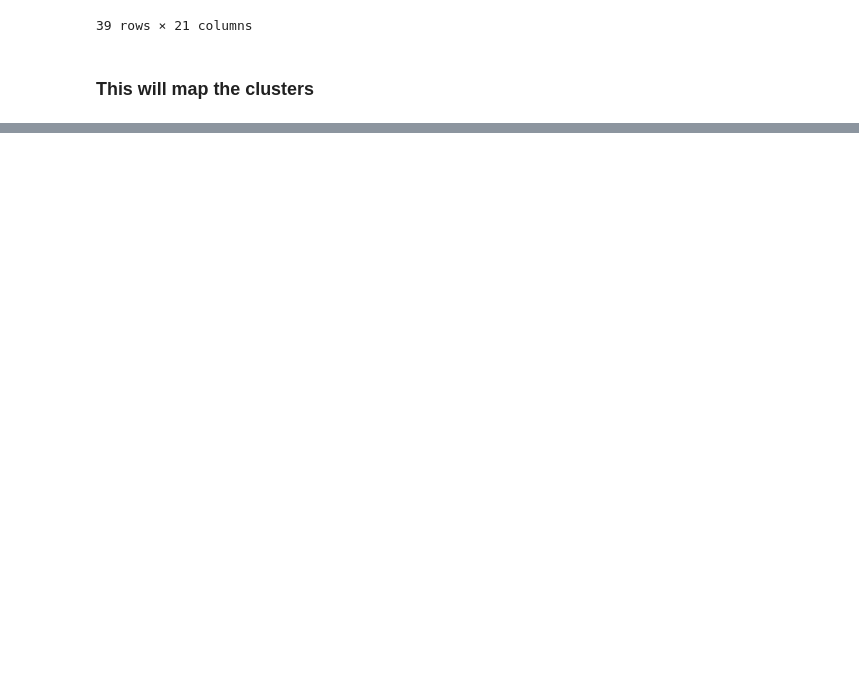
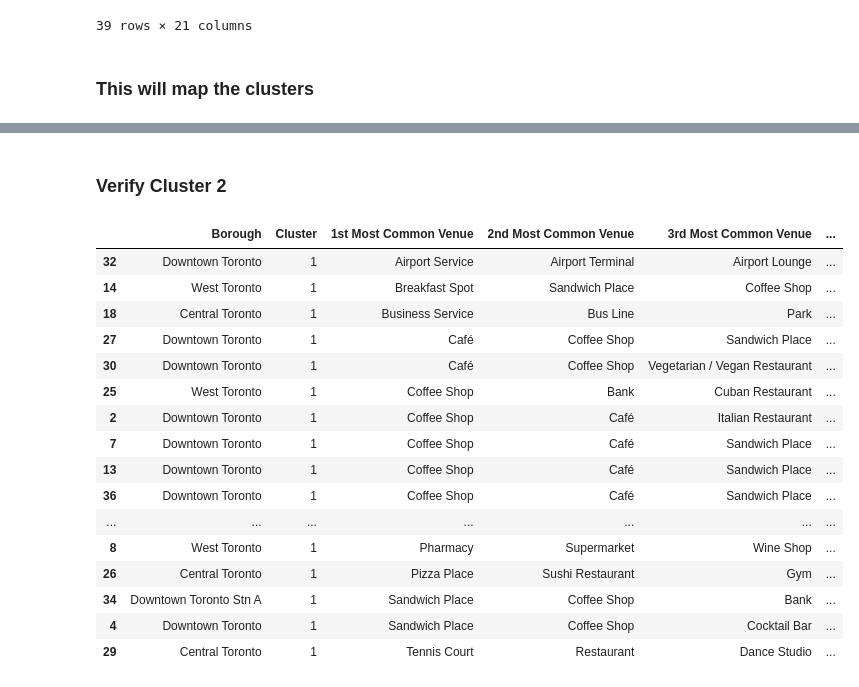
Before and after one commit to jnelan/Coursera_Capstone, a Jupyter notebook: toronto_neighborhood_clustering-Part III-checkpoint.ipynb, the cells around one changed output, grey strips where cells are left out. Cells and saved outputs as stored; diff of their text form; code cells hidden in the pictures; blank space fills up the shorter version.

```diff
--- a/toronto_neighborhood_clustering-Part III-checkpoint.ipynb
+++ b/toronto_neighborhood_clustering-Part III-checkpoint.ipynb
@@ -393,0 +402,22 @@ map_clusters
+# %% [markdown]
+### Verify Cluster 2
+# %%
+toronto_clusters_df.loc[toronto_clusters_df['Cluster'] == 1, toronto_clusters_df.columns[[1] + list(range(5, toronto_clusters_df.shape[1]))]]
+# %% [output]
+|  | Borough | Cluster | 1st Most Common Venue | 2nd Most Common Venue | 3rd Most Common Venue | ... |
+| 32 | Downtown Toronto | 1 | Airport Service | Airport Terminal | Airport Lounge | ... |
+| 14 | West Toronto | 1 | Breakfast Spot | Sandwich Place | Coffee Shop | ... |
+| 18 | Central Toronto | 1 | Business Service | Bus Line | Park | ... |
+| 27 | Downtown Toronto | 1 | Café | Coffee Shop | Sandwich Place | ... |
+| 30 | Downtown Toronto | 1 | Café | Coffee Shop | Vegetarian / Vegan Restaurant | ... |
+| 25 | West Toronto | 1 | Coffee Shop | Bank | Cuban Restaurant | ... |
+| 2 | Downtown Toronto | 1 | Coffee Shop | Café | Italian Restaurant | ... |
+| 7 | Downtown Toronto | 1 | Coffee Shop | Café | Sandwich Place | ... |
+| 13 | Downtown Toronto | 1 | Coffee Shop | Café | Sandwich Place | ... |
+| 36 | Downtown Toronto | 1 | Coffee Shop | Café | Sandwich Place | ... |
+| ... | ... | ... | ... | ... | ... | ... |
+| 8 | West Toronto | 1 | Pharmacy | Supermarket | Wine Shop | ... |
+| 26 | Central Toronto | 1 | Pizza Place | Sushi Restaurant | Gym | ... |
+| 34 | Downtown Toronto Stn A | 1 | Sandwich Place | Coffee Shop | Bank | ... |
+| 4 | Downtown Toronto | 1 | Sandwich Place | Coffee Shop | Cocktail Bar | ... |
+| 29 | Central Toronto | 1 | Tennis Court | Restaurant | Dance Studio | ... |
```
Also changed, not shown: parts of 3 cells of this notebook.
